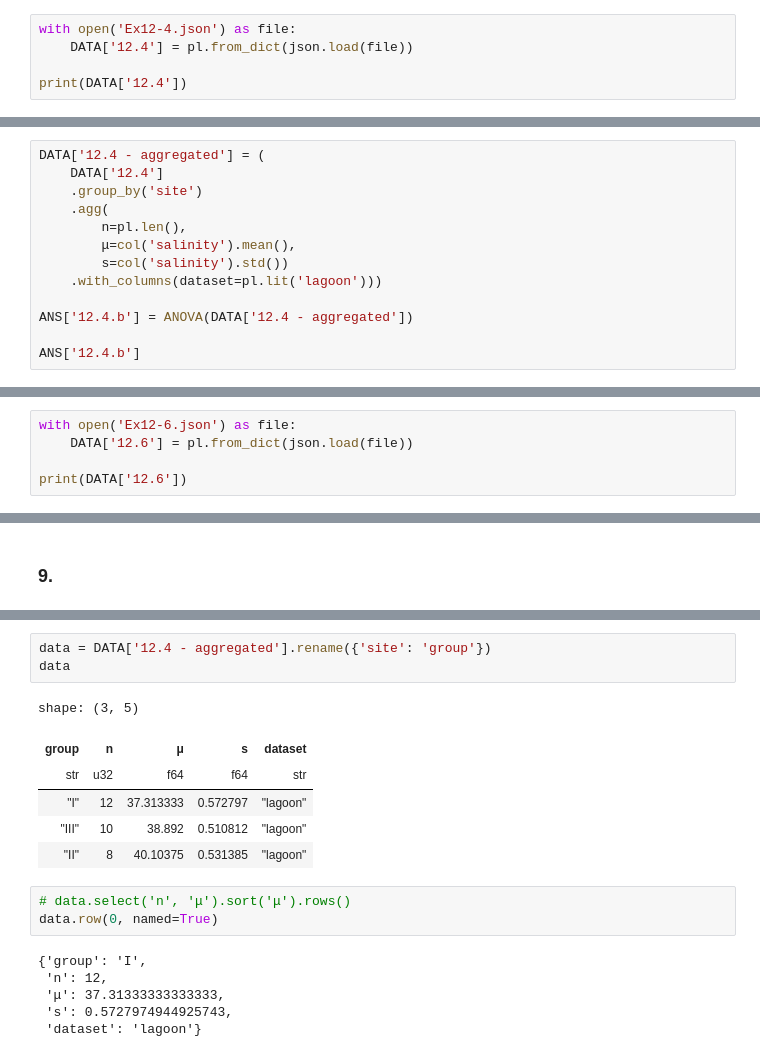
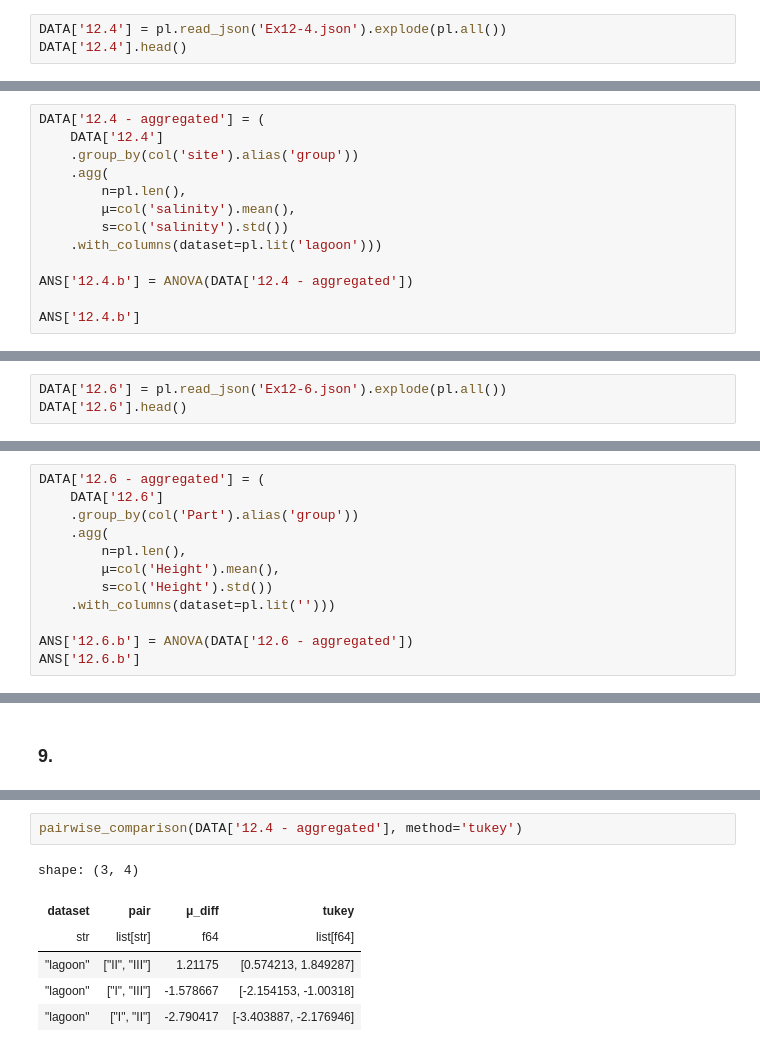
Before and after one commit to asterix314/SDAEI-Tamhane, a Jupyter notebook: ch12/Ch12.ipynb, the cells around one changed output, grey strips where cells are left out. Saved outputs shown, nothing was run; the diff lists cells and outputs as text.

Commit message:
exercise 12.9: stepwise comparison

```diff
--- a/ch12/Ch12.ipynb
+++ b/ch12/Ch12.ipynb
@@ -433,8 +405,6 @@ From the charts: the variances are consistent across different groups. The resid
 # %% [markdown]
 ### 4.
 # %%
-with open('Ex12-4.json') as file:
-    DATA['12.4'] = pl.from_dict(json.load(file))
-
-print(DATA['12.4'])
+DATA['12.4'] = pl.read_json('Ex12-4.json').explode(pl.all())
+DATA['12.4'].head()
 # %% [output]
@@ -475,7 +435,7 @@ Obviously, site II > site III > site I in terms of salinity.
 # %%
 DATA['12.4 - aggregated'] = (
     DATA['12.4']
-    .group_by('site')
+    .group_by(col('site').alias('group'))
     .agg(
         n=pl.len(),
         μ=col('salinity').mean(),
@@ -626,8 +586,6 @@ From the charts: the variances are roughly consistent across different diseases.
 # %% [markdown]
 ### 6.
 # %%
-with open('Ex12-6.json') as file:
-    DATA['12.6'] = pl.from_dict(json.load(file))
-
-print(DATA['12.6'])
+DATA['12.6'] = pl.read_json('Ex12-6.json').explode(pl.all())
+DATA['12.6'].head()
 # %% [output]
@@ -689,0 +616,12 @@ shape: (3, 6)
+# %%
+DATA['12.6 - aggregated'] = (
+    DATA['12.6']
+    .group_by(col('Part').alias('group'))
+    .agg(
+        n=pl.len(),
+        μ=col('Height').mean(),
+        s=col('Height').std())
+    .with_columns(dataset=pl.lit('')))
+
+ANS['12.6.b'] = ANOVA(DATA['12.6 - aggregated'])
+ANS['12.6.b']
@@ -944,22 +898,12 @@ A comparison is significant if the CI does not include 0.
 # %%
-data = DATA['12.4 - aggregated'].rename({'site': 'group'})
-data
+pairwise_comparison(DATA['12.4 - aggregated'], method='tukey')
 # %% [output]
-shape: (3, 5)
+shape: (3, 4)
-| group | n | μ | s | dataset |
-| str | u32 | f64 | f64 | str |
-| "I" | 12 | 37.313333 | 0.572797 | "lagoon" |
-| "III" | 10 | 38.892 | 0.510812 | "lagoon" |
-| "II" | 8 | 40.10375 | 0.531385 | "lagoon" |
+| dataset | pair | μ_diff | tukey |
+| str | list[str] | f64 | list[f64] |
+| "lagoon" | ["II", "III"] | 1.21175 | [0.574213, 1.849287] |
+| "lagoon" | ["I", "III"] | -1.578667 | [-2.154153, -1.00318] |
+| "lagoon" | ["I", "II"] | -2.790417 | [-3.403887, -2.176946] |
-# %%
-# data.select('n', 'μ').sort('μ').rows()
-data.row(0, named=True)
-# %% [output]
-{'group': 'I',
- 'n': 12,
- 'μ': 37.31333333333333,
- 's': 0.5727974944925743,
- 'dataset': 'lagoon'}
 # %%
 def stepwise_comparison(
     data: pl.DataFrame,
```
Also changed, not shown: parts of 16 cells of this notebook.
